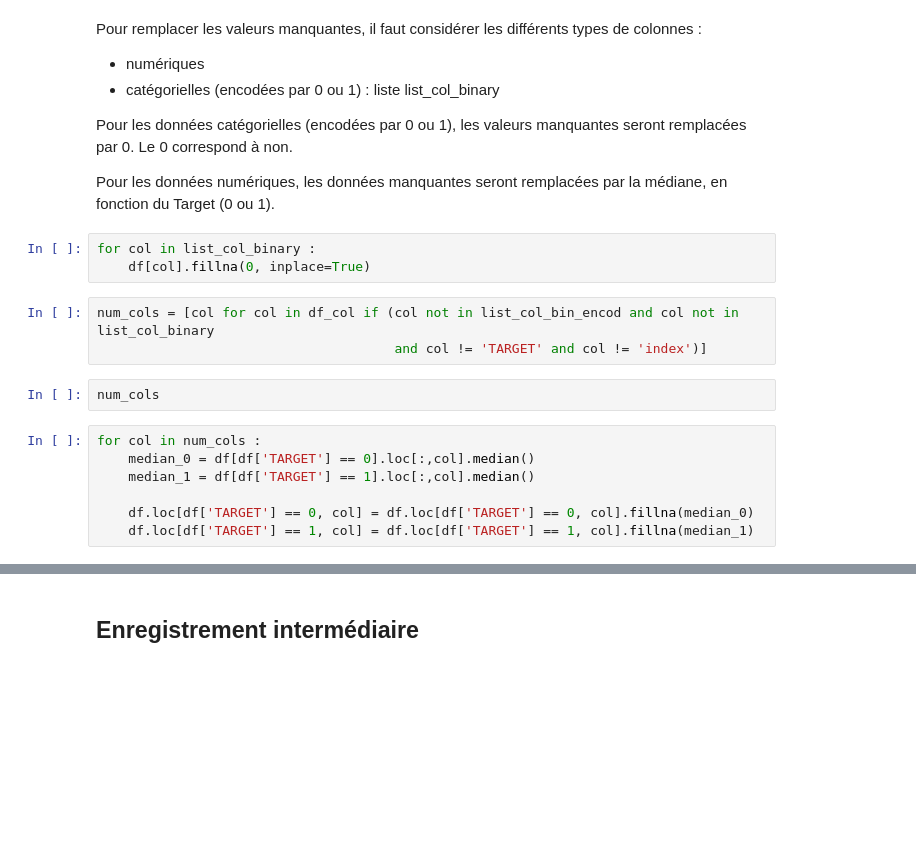
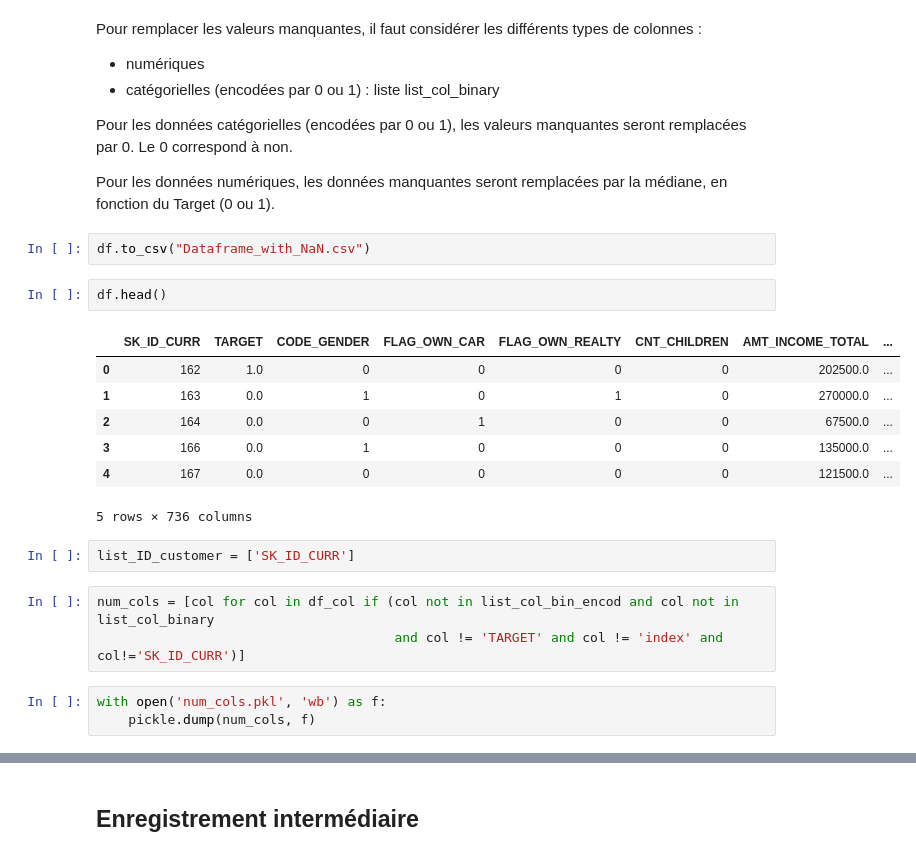
Before and after one commit to SandrineDumas/Projet_7_OCR, a Jupyter notebook: Notebook/Projet_7.ipynb, the cells around one changed output, grey strips where cells are left out. Cells and saved outputs as stored; diff of their text form; blank space fills up the shorter version.

```diff
--- a/Notebook/Projet_7.ipynb
+++ b/Notebook/Projet_7.ipynb
@@ -736,18 +1335,23 @@ Pour les données catégorielles (encodées par 0 ou 1), les valeurs manquantes
 Le 0 correspond à non.
 
 Pour les données numériques, les données manquantes seront remplacées par la médiane, en fonction du Target (0 ou 1).
-# %%
-for col in list_col_binary :
-    df[col].fillna(0, inplace=True)
+# %%
+df.to_csv("Dataframe_with_NaN.csv")
+# %%
+df.head()
+# %% [output]
+|  | SK_ID_CURR | TARGET | CODE_GENDER | FLAG_OWN_CAR | FLAG_OWN_REALTY | CNT_CHILDREN | AMT_INCOME_TOTAL | ... |
+| 0 | 162 | 1.0 | 0 | 0 | 0 | 0 | 202500.0 | ... |
+| 1 | 163 | 0.0 | 1 | 0 | 1 | 0 | 270000.0 | ... |
+| 2 | 164 | 0.0 | 0 | 1 | 0 | 0 | 67500.0 | ... |
+| 3 | 166 | 0.0 | 1 | 0 | 0 | 0 | 135000.0 | ... |
+| 4 | 167 | 0.0 | 0 | 0 | 0 | 0 | 121500.0 | ... |
+5 rows × 736 columns
+# %%
+list_ID_customer = ['SK_ID_CURR']
 # %%
 num_cols = [col for col in df_col if (col not in list_col_bin_encod and col not in list_col_binary
-                                      and col != 'TARGET' and col != 'index')]
+                                      and col != 'TARGET' and col != 'index' and col!='SK_ID_CURR')]
-# %%
-num_cols
-# %%
-for col in num_cols :
-    median_0 = df[df['TARGET'] == 0].loc[:,col].median()
-    median_1 = df[df['TARGET'] == 1].loc[:,col].median()
-
-    df.loc[df['TARGET'] == 0, col] = df.loc[df['TARGET'] == 0, col].fillna(median_0)
-    df.loc[df['TARGET'] == 1, col] = df.loc[df['TARGET'] == 1, col].fillna(median_1)
+# %%
+with open('num_cols.pkl', 'wb') as f:
+    pickle.dump(num_cols, f)
```
Also changed, not shown: parts of 250 cells of this notebook.
